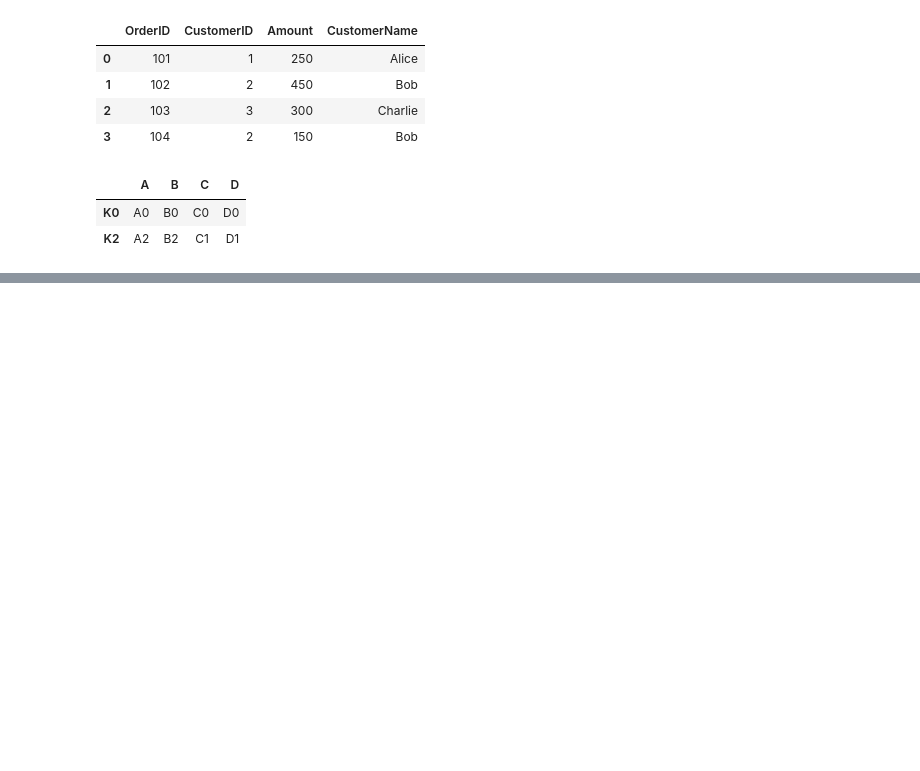
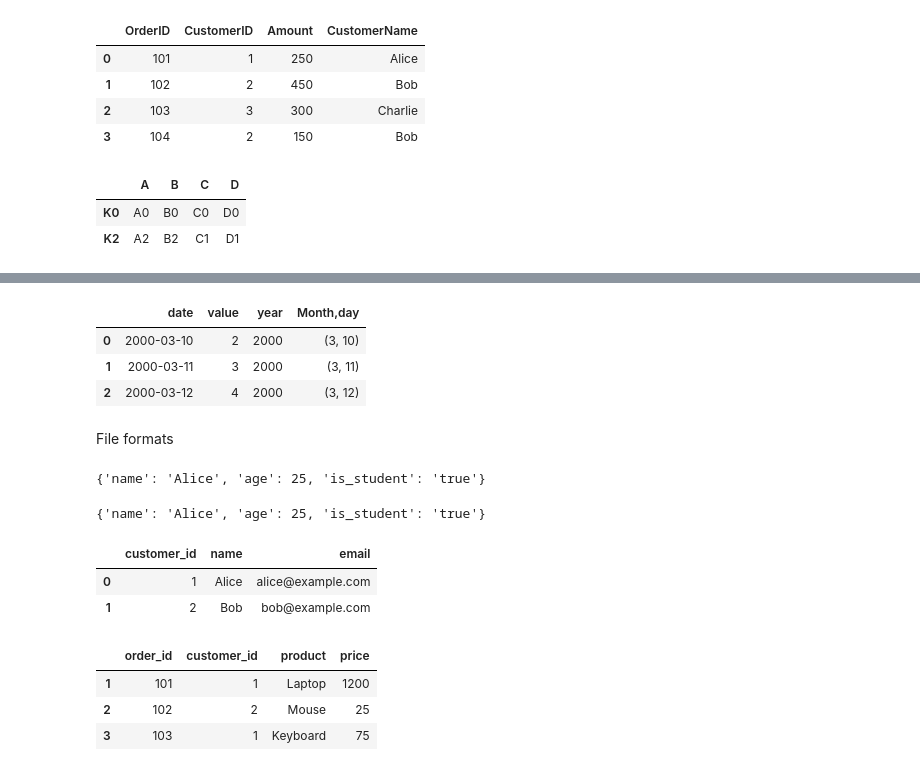
Before and after one commit to ruditmathews/PythonForDE, a Jupyter notebook: Basics/basics.ipynb, the cells around one changed output, grey strips where cells are left out. Cells and saved outputs as stored; diff of their text form; code cells hidden in the pictures; blank space fills up the shorter version.

```diff
--- a/Basics/basics.ipynb
+++ b/Basics/basics.ipynb
@@ -780,0 +768,3 @@ df_join
+# %%
+df = pd.DataFrame({'date':['3/10/2000','3/11/2000','3/12/2000'],
+                   'value':[2,3,4]})
@@ -780,0 +790,2 @@ df_join
+# %%
+df['date']= pd.to_datetime(df['date'])
@@ -780,0 +811,13 @@ df_join
+# %%
+df['year'] = df['date'].dt.year
+# %%
+df['Month,day'] = df['date'].apply( lambda x : (x.month,x.day))
+# %%
+df
+# %% [output]
+|  | date | value | year | Month,day |
+| 0 | 2000-03-10 | 2 | 2000 | (3, 10) |
+| 1 | 2000-03-11 | 3 | 2000 | (3, 11) |
+| 2 | 2000-03-12 | 4 | 2000 | (3, 12) |
+# %% [markdown]
+File formats
@@ -780,0 +832,4 @@ df_join
+# %%
+data
+# %% [output]
+{'name': 'Alice', 'age': 25, 'is_student': 'true'}
@@ -780,0 +839,7 @@ df_join
+# %%
+with open("data_file.json","r") as read_file:
+    data1 = json.load(read_file)
+
+data1
+# %% [output]
+{'name': 'Alice', 'age': 25, 'is_student': 'true'}
@@ -780,0 +860,7 @@ df_join
+# %%
+df_customers= pd.DataFrame(data['customers'])
+df_customers
+# %% [output]
+|  | customer_id | name | email |
+| 0 | 1 | Alice | alice@example.com |
+| 1 | 2 | Bob | bob@example.com |
@@ -780,0 +873,8 @@ df_join
+# %%
+df2 = pd.read_json(str,orient = 'index')
+df2
+# %% [output]
+|  | order_id | customer_id | product | price |
+| 1 | 101 | 1 | Laptop | 1200 |
+| 2 | 102 | 2 | Mouse | 25 |
+| 3 | 103 | 1 | Keyboard | 75 |
```
Also changed, not shown: parts of 29 cells of this notebook, 4 other files.
